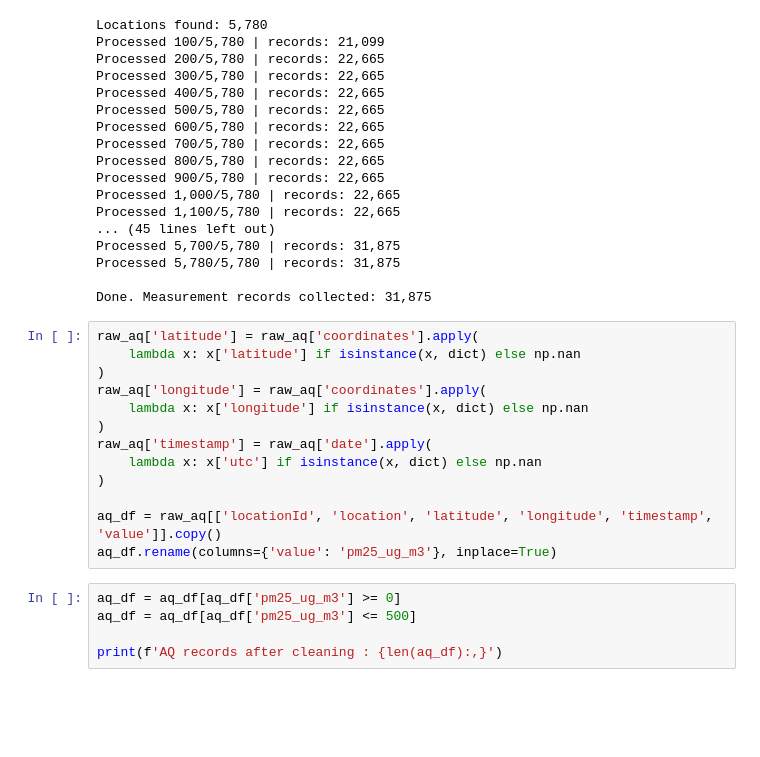
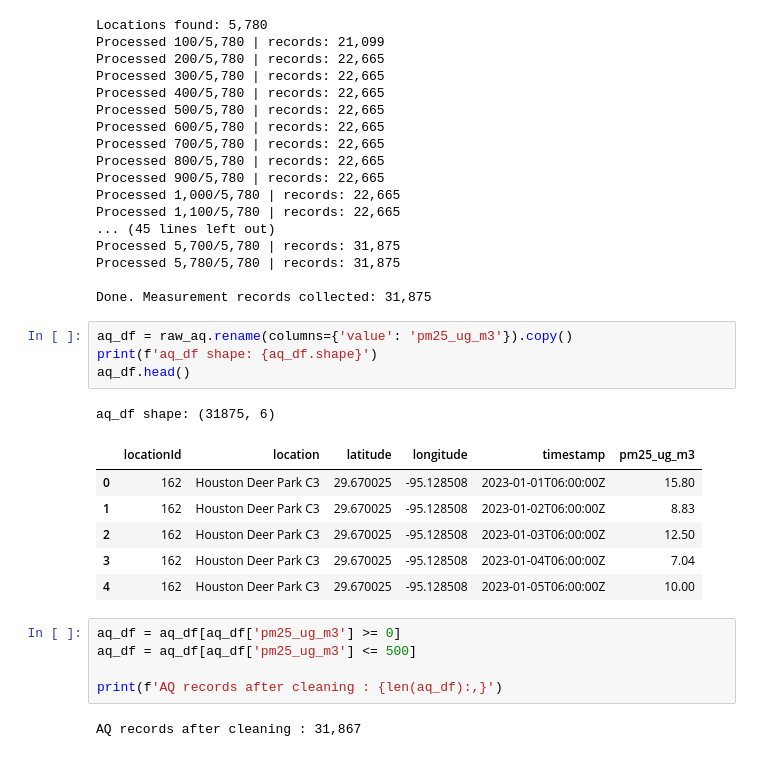
Before and after one commit to bruvisrekt/UrbanPollutantExposure, a Jupyter notebook: urban_pollutant_exposure/urban_pollution_analysis.ipynb, the cells around one changed output. Drawn from its saved outputs; the diff is of its cells as text; blank space fills up the shorter version.

```diff
--- a/urban_pollutant_exposure/urban_pollution_analysis.ipynb
+++ b/urban_pollutant_exposure/urban_pollution_analysis.ipynb
@@ -109,23 +109,24 @@ Processed 5,780/5,780 | records: 31,875
 
 Done. Measurement records collected: 31,875
 # %%
-raw_aq['latitude'] = raw_aq['coordinates'].apply(
-    lambda x: x['latitude'] if isinstance(x, dict) else np.nan
-)
-raw_aq['longitude'] = raw_aq['coordinates'].apply(
-    lambda x: x['longitude'] if isinstance(x, dict) else np.nan
-)
-raw_aq['timestamp'] = raw_aq['date'].apply(
-    lambda x: x['utc'] if isinstance(x, dict) else np.nan
-)
-
-aq_df = raw_aq[['locationId', 'location', 'latitude', 'longitude', 'timestamp', 'value']].copy()
-aq_df.rename(columns={'value': 'pm25_ug_m3'}, inplace=True)
+aq_df = raw_aq.rename(columns={'value': 'pm25_ug_m3'}).copy()
+print(f'aq_df shape: {aq_df.shape}')
+aq_df.head()
+# %% [output]
+aq_df shape: (31875, 6)
+|  | locationId | location | latitude | longitude | timestamp | pm25_ug_m3 |
+| 0 | 162 | Houston Deer Park C3 | 29.670025 | -95.128508 | 2023-01-01T06:00:00Z | 15.80 |
+| 1 | 162 | Houston Deer Park C3 | 29.670025 | -95.128508 | 2023-01-02T06:00:00Z | 8.83 |
+| 2 | 162 | Houston Deer Park C3 | 29.670025 | -95.128508 | 2023-01-03T06:00:00Z | 12.50 |
+| 3 | 162 | Houston Deer Park C3 | 29.670025 | -95.128508 | 2023-01-04T06:00:00Z | 7.04 |
+| 4 | 162 | Houston Deer Park C3 | 29.670025 | -95.128508 | 2023-01-05T06:00:00Z | 10.00 |
 # %%
 aq_df = aq_df[aq_df['pm25_ug_m3'] >= 0]
 aq_df = aq_df[aq_df['pm25_ug_m3'] <= 500]
 
 print(f'AQ records after cleaning : {len(aq_df):,}')
+# %% [output]
+AQ records after cleaning : 31,867
 # %%
 census_df = pd.read_csv('acs_median_income_by_zip.csv', dtype={'zip_code': str})
 
```
Also changed, not shown: parts of 13 cells of this notebook, 8 other files.
